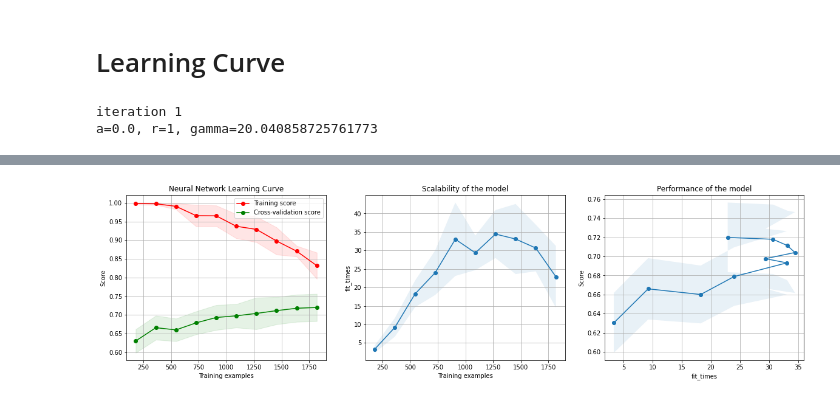
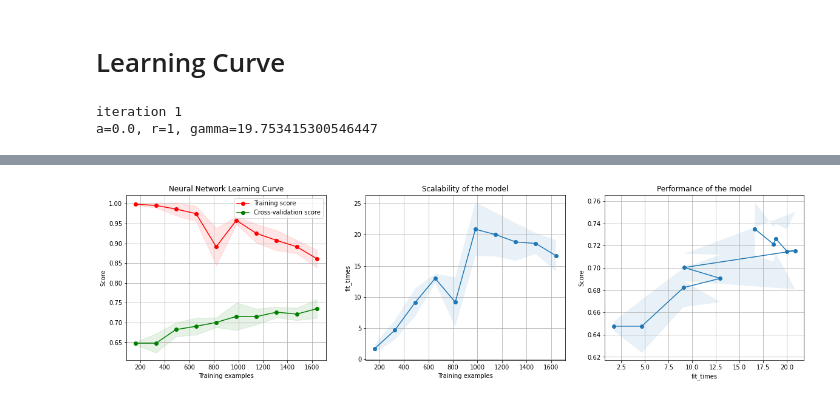
Before and after one commit to jayhtian/cs7641, a Jupyter notebook: supervised_learning/poland_neural_network.ipynb, the cells around one changed output, grey strips where cells are left out. Drawn from its saved outputs; the diff is of its cells as text; code cells hidden in the pictures.

```diff
--- a/supervised_learning/poland_neural_network.ipynb
+++ b/supervised_learning/poland_neural_network.ipynb
@@ -501,16 +717,18 @@ a=0.0, r=1, gamma=19.758010521281683
 # %% [markdown]
 # Learning Curve
 # %%
-X_train, X_test, y_train, y_test = train_test_split(X, y, test_size=0.3, random_state=42)
+
+X_train, X_test, y_train, y_test = train_test_split(X, y, test_size=0.3, random_state=42, stratify=y)
 
 classifier = MLPClassifier(solver='adam', alpha=1e-4, hidden_layer_sizes=42, random_state=42, max_iter=4000,
                           momentum=1, learning_rate="adaptive")
 pipe = make_pipeline(StandardScaler(), classifier)
-cv = StratifiedKFold(n_splits=10, shuffle=True, random_state=42)
+cv = StratifiedKFold(n_splits=5, shuffle=True, random_state=42)
 
 title = 'Neural Network Learning Curve'
-plot_learning_curve(pipe, title, X_train, y_train, axes=None, ylim=None, cv=cv,
-                            n_jobs=None, train_sizes=np.linspace(.1, 1.0, 10), scoring='accuracy', iterations=1)
+result = plot_learning_curve(pipe, title, X_train, y_train, axes=None, ylim=None, cv=cv,
+                            n_jobs=None, train_sizes=np.linspace(.1, 1.0, 10), scoring='accuracy', iterations=1,
+                            undersampling=True)
 # %% [output]
 iteration 1
-a=0.0, r=1, gamma=20.040858725761773
+a=0.0, r=1, gamma=19.753415300546447
@@ -518 +735 @@ a=0.0, r=1, gamma=20.040858725761773
-[figure, old version]
+[figure, new version]
```
Also changed, not shown: parts of 14 cells of this notebook, 21 other files.
